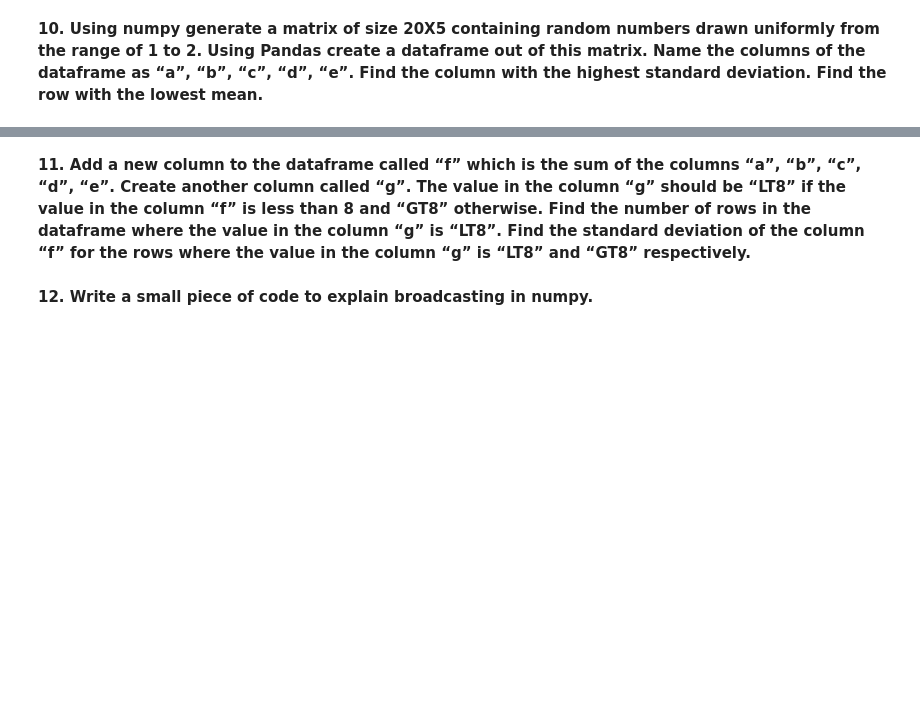
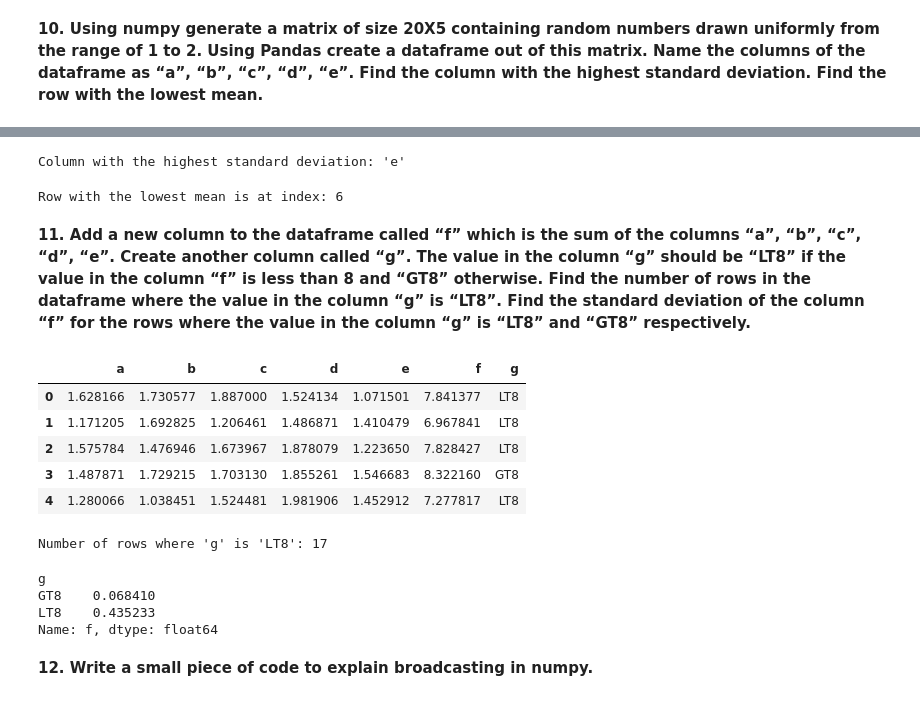
Before and after one commit to Ramji-Purwar/ES-335-Prerequisite, a Jupyter notebook: prerequisiteTest.ipynb, the cells around one changed output, grey strips where cells are left out. Drawn from its saved outputs; the diff is of its cells as text; code cells hidden in the pictures; blank space fills up the shorter version.

```diff
--- a/prerequisiteTest.ipynb
+++ b/prerequisiteTest.ipynb
@@ -361,3 +361,9 @@ plt.show()
 [figure]
 # %% [markdown]
 **10. Using numpy generate a matrix of size 20X5 containing random numbers drawn uniformly from the range of 1 to 2. Using Pandas create a dataframe out of this matrix. Name the columns of the dataframe as “a”, “b”, “c”, “d”, “e”. Find the column with the highest standard deviation. Find the row with the lowest mean.**
+# %%
+matrix = np.random.uniform(1, 2, (20, 5))
+
+column_names = ["a", "b", "c", "d", "e"]
+df = pd.DataFrame(data = matrix, columns = column_names)
+df.head()
@@ -364,5 +377,41 @@ plt.show()
+# %%
+column_std = df.std()
+highest_std_column = column_std.idxmax()
+print(f"Column with the highest standard deviation: '{highest_std_column}'")
+# %% [output]
+Column with the highest standard deviation: 'e'
+# %%
+row_mean = df.mean(axis=1)
+lowest_mean_row_index = row_mean.idxmin()
+print(f"Row with the lowest mean is at index: {lowest_mean_row_index}")
+# %% [output]
+Row with the lowest mean is at index: 6
 # %% [markdown]
 **11. Add a new column to the dataframe called “f” which is the sum of the columns “a”, “b”, “c”, “d”, “e”. Create another column called “g”. The value in the column “g” should be “LT8” if the value in the column “f” is less than 8 and “GT8” otherwise. Find the number of rows in the dataframe where the value in the column “g” is “LT8”. Find the standard deviation of the column “f” for the rows where the value in the column “g” is “LT8” and “GT8” respectively.**
+# %%
+df['f'] = df[['a', 'b', 'c', 'd', 'e']].sum(axis=1)
+df['g'] = np.where(df['f'] < 8, 'LT8', 'GT8')
+df.head()
+# %% [output]
+|  | a | b | c | d | e | f | g |
+| 0 | 1.628166 | 1.730577 | 1.887000 | 1.524134 | 1.071501 | 7.841377 | LT8 |
+| 1 | 1.171205 | 1.692825 | 1.206461 | 1.486871 | 1.410479 | 6.967841 | LT8 |
+| 2 | 1.575784 | 1.476946 | 1.673967 | 1.878079 | 1.223650 | 7.828427 | LT8 |
+| 3 | 1.487871 | 1.729215 | 1.703130 | 1.855261 | 1.546683 | 8.322160 | GT8 |
+| 4 | 1.280066 | 1.038451 | 1.524481 | 1.981906 | 1.452912 | 7.277817 | LT8 |
+# %%
+lt8_cnt = (df['g'] == 'LT8').sum()
+print(f"Number of rows where 'g' is 'LT8': {lt8_cnt}")
+# %% [output]
+Number of rows where 'g' is 'LT8': 17
+# %%
+std_by_g = df.groupby('g')['f'].std()
+print(std_by_g)
+# %% [output]
+g
+GT8    0.068410
+LT8    0.435233
+Name: f, dtype: float64
 # %% [markdown]
 **12. Write a small piece of code to explain broadcasting in numpy.**
 # %%
```
Also changed, not shown: parts of 7 cells of this notebook.
